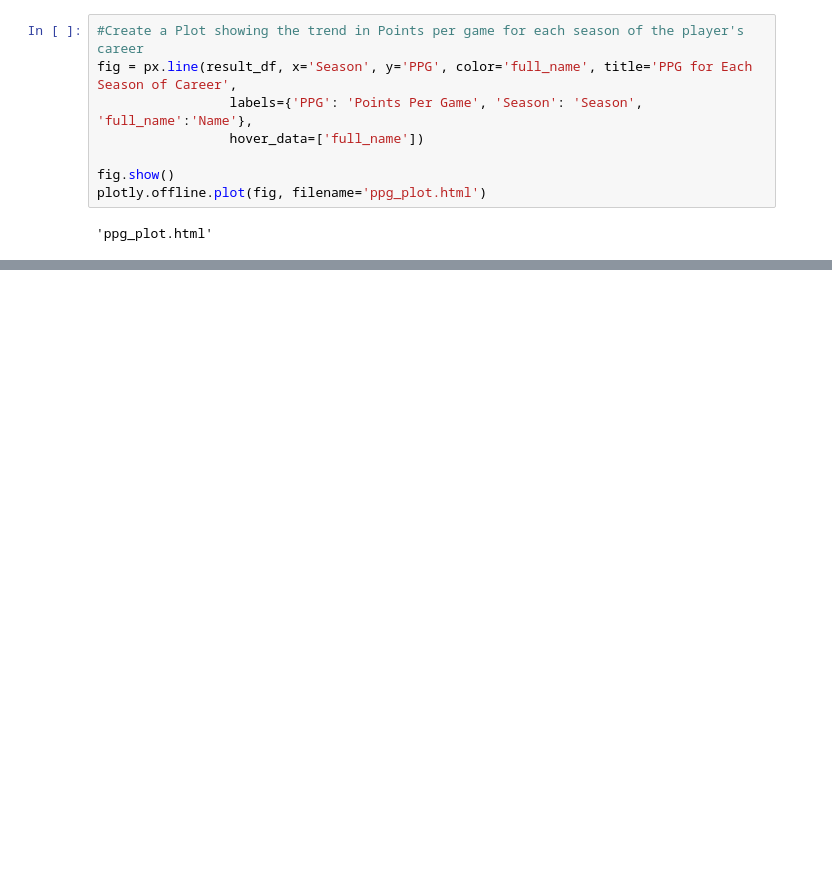
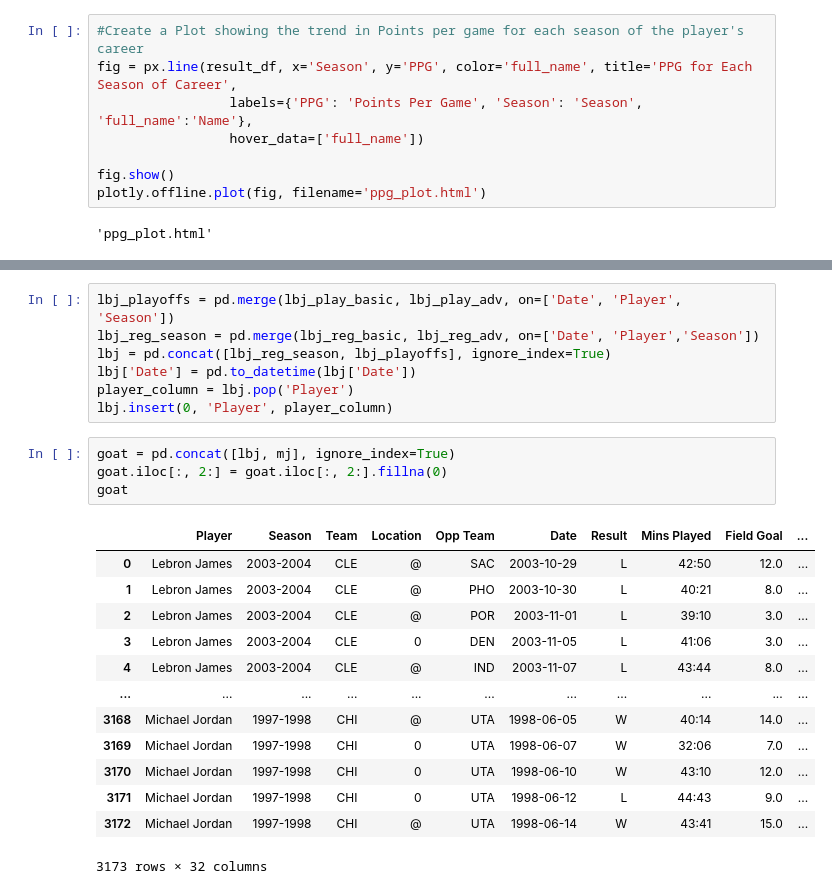
Before and after one commit to brady-heinig/DS_workflow_project, a Jupyter notebook: final_project.ipynb, the cells around one changed output, grey strips where cells are left out. Cells and saved outputs as stored; diff of their text form; blank space fills up the shorter version.

```diff
--- a/final_project.ipynb
+++ b/final_project.ipynb
@@ -79,0 +854,25 @@ plotly.offline.plot(fig, filename='ppg_plot.html')
+# %%
+lbj_playoffs = pd.merge(lbj_play_basic, lbj_play_adv, on=['Date', 'Player', 'Season'])
+lbj_reg_season = pd.merge(lbj_reg_basic, lbj_reg_adv, on=['Date', 'Player','Season'])
+lbj = pd.concat([lbj_reg_season, lbj_playoffs], ignore_index=True)
+lbj['Date'] = pd.to_datetime(lbj['Date'])
+player_column = lbj.pop('Player')
+lbj.insert(0, 'Player', player_column)
+# %%
+goat = pd.concat([lbj, mj], ignore_index=True)
+goat.iloc[:, 2:] = goat.iloc[:, 2:].fillna(0)
+goat
+# %% [output]
+|  | Player | Season | Team | Location | Opp Team | Date | Result | Mins Played | Field Goal | ... |
+| 0 | Lebron James | 2003-2004 | CLE | @ | SAC | 2003-10-29 | L | 42:50 | 12.0 | ... |
+| 1 | Lebron James | 2003-2004 | CLE | @ | PHO | 2003-10-30 | L | 40:21 | 8.0 | ... |
+| 2 | Lebron James | 2003-2004 | CLE | @ | POR | 2003-11-01 | L | 39:10 | 3.0 | ... |
+| 3 | Lebron James | 2003-2004 | CLE | 0 | DEN | 2003-11-05 | L | 41:06 | 3.0 | ... |
+| 4 | Lebron James | 2003-2004 | CLE | @ | IND | 2003-11-07 | L | 43:44 | 8.0 | ... |
+| ... | ... | ... | ... | ... | ... | ... | ... | ... | ... | ... |
+| 3168 | Michael Jordan | 1997-1998 | CHI | @ | UTA | 1998-06-05 | W | 40:14 | 14.0 | ... |
+| 3169 | Michael Jordan | 1997-1998 | CHI | 0 | UTA | 1998-06-07 | W | 32:06 | 7.0 | ... |
+| 3170 | Michael Jordan | 1997-1998 | CHI | 0 | UTA | 1998-06-10 | W | 43:10 | 12.0 | ... |
+| 3171 | Michael Jordan | 1997-1998 | CHI | 0 | UTA | 1998-06-12 | L | 44:43 | 9.0 | ... |
+| 3172 | Michael Jordan | 1997-1998 | CHI | @ | UTA | 1998-06-14 | W | 43:41 | 15.0 | ... |
+3173 rows × 32 columns
```
Also changed, not shown: parts of 23 cells of this notebook, 1 other file.
